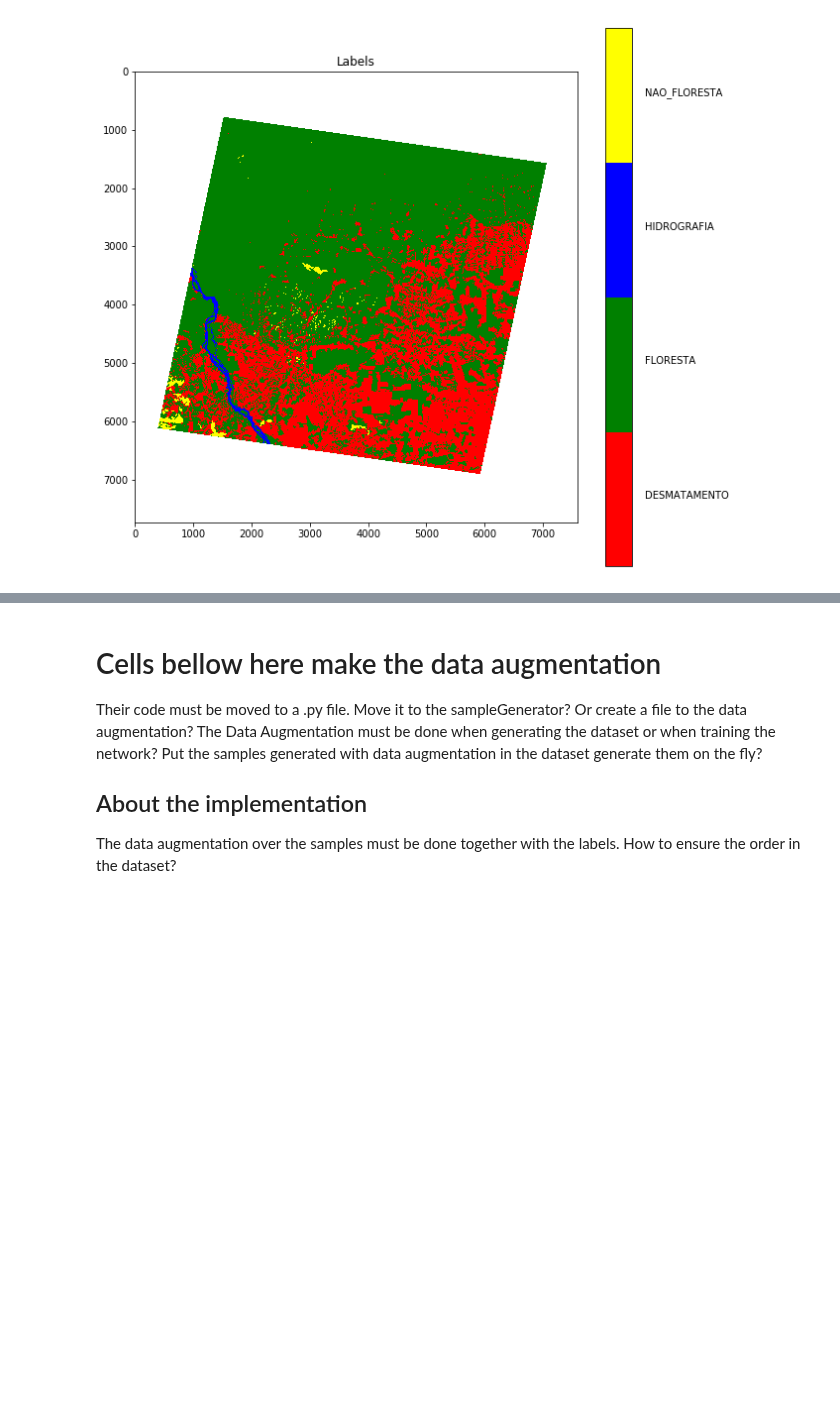
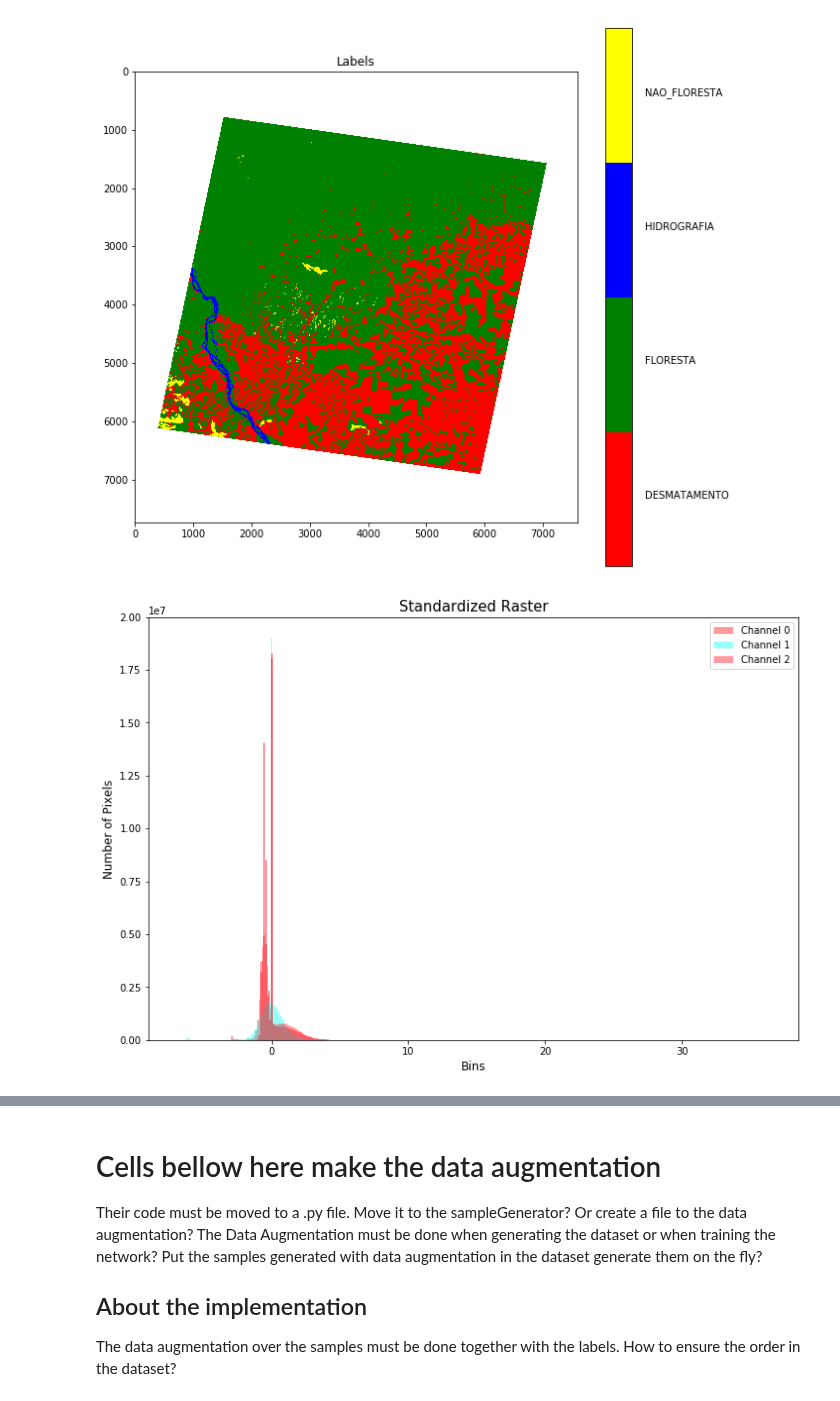
Before and after one commit to rvmaretto/deepgeo, a Jupyter notebook: notebooks/generate_samples_one_scene.ipynb, the cells around one changed output, grey strips where cells are left out. Drawn from its saved outputs; the diff is of its cells as text; code cells hidden in the pictures; blank space fills up the shorter version.

```diff
--- a/notebooks/generate_samples_one_scene.ipynb
+++ b/notebooks/generate_samples_one_scene.ipynb
@@ -29,7 +33,7 @@ reload(fs)
 # Input Files
 DATA_DIR = os.path.join(os.path.abspath(os.path.dirname("__file__")), '../', 'data_real')
 shape_file = os.path.join(DATA_DIR, 'PRODES2016_225-64_REP.shp')
-raster_file = os.path.join(DATA_DIR, "Landsat8_225-64_17-07-2016-B1-7.tif")
+raster_file = os.path.join(DATA_DIR, "Landsat8_225-64_17-07-2016-R6G5B4.tif")
 class_column = "agregClass"
 
 # Output Files
@@ -66,4 +70,11 @@ cbar.ax.get_yaxis().labelpad = 15
 # %% [output]
 Raster Shape: (7741, 7591, 1)
 [figure]
+# %%
+preproc = prep.Preprocessor(raster_file, shape_file)
+preproc.standardize_image()
+raster_img = preproc.get_raster_stacked_raster()
+image.plot_image_histogram(raster_img, title="Standardized Raster")
+# %% [output]
+[figure, added]
 # %%
```
Also changed, not shown: parts of 4 cells of this notebook, 9 other files.
